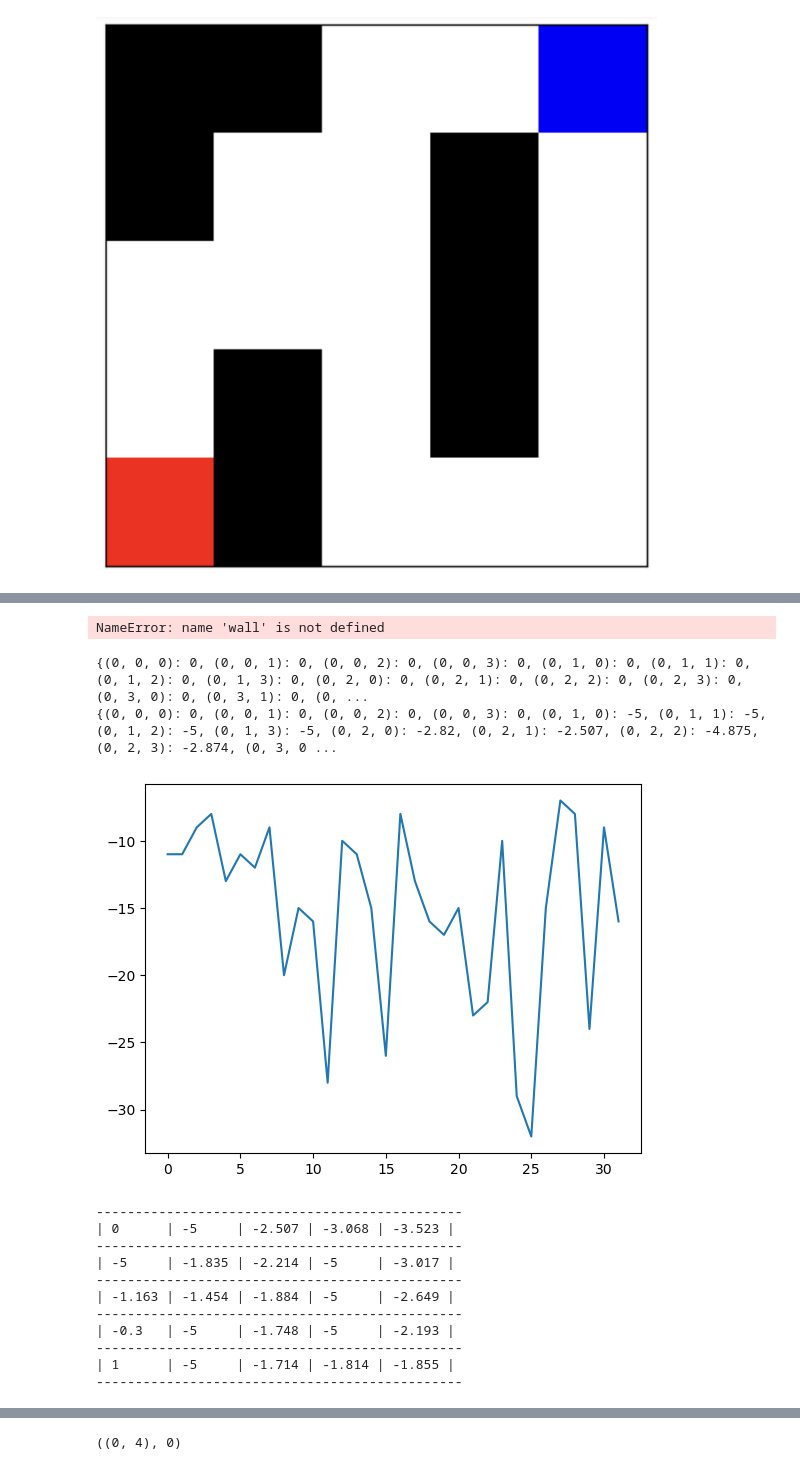
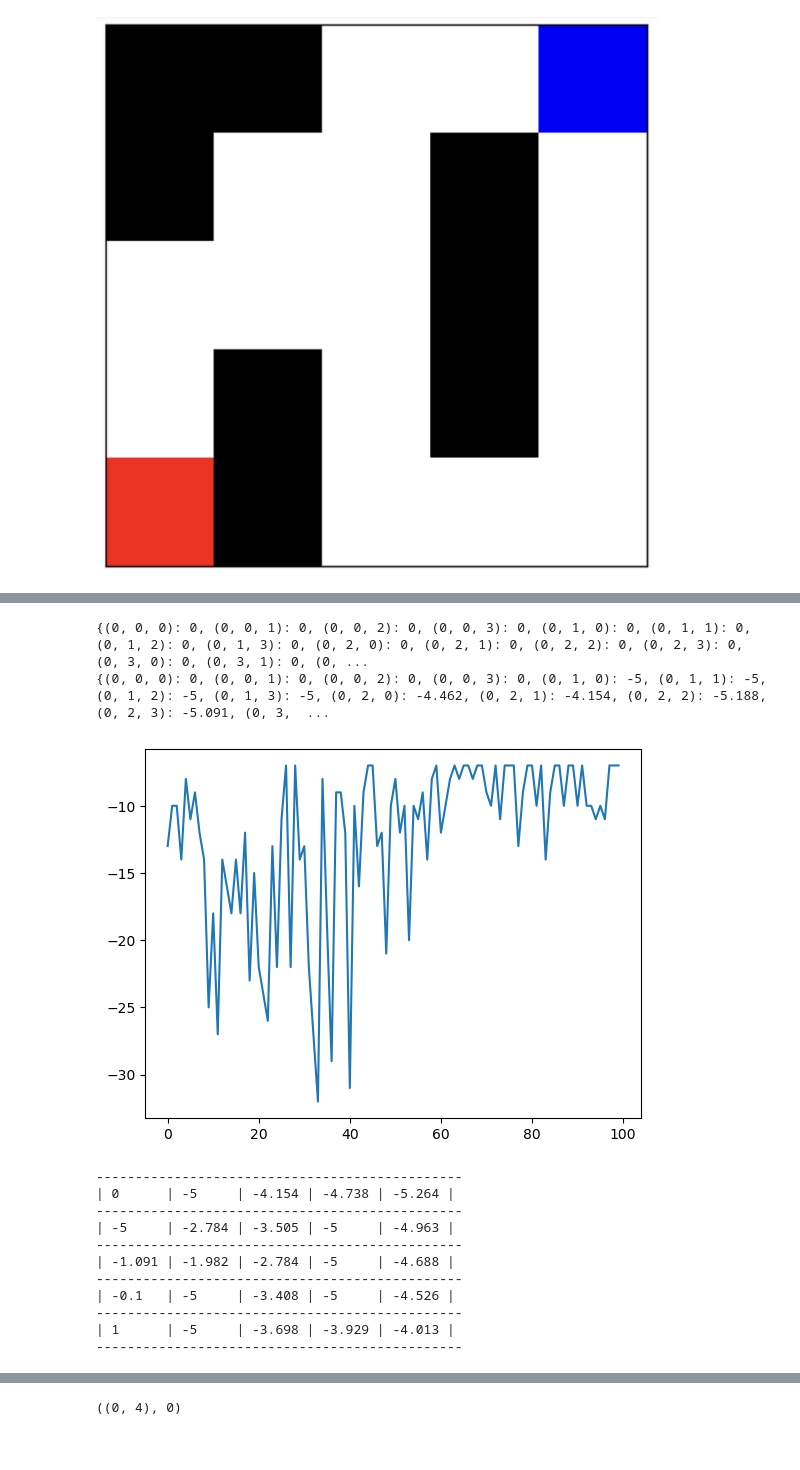
Before and after one commit to adriancabalo/CCIC_DS1, a Jupyter notebook: Q-Learning #1.ipynb, the cells around one changed output, grey strips where cells are left out. Cells and saved outputs as stored; diff of their text form; code cells hidden in the pictures.

```diff
--- a/Q-Learning #1.ipynb
+++ b/Q-Learning #1.ipynb
@@ -24,7 +21,3 @@ agent = 100
-# %%
-naive_solution()
-# %% [output]
-NameError: name 'wall' is not defined
 # %%
 import numpy as np
 import random
@@ -37,9 +30,9 @@ BOARD_ROWS = 5
 BOARD_COLS = 5
 
 
-START = (0, 4)
-WIN_STATE = (4,0 )
-WALL_STATE = [(0,0),(0,1),(1,0),(1,3),(2,3),(3,1),(3,3),(4,1)]
+START = (0,4)
+WIN_STATE = (4,0)
+HOLE_STATE = [(0,0),(0,1),(1,0),(1,3),(2,3),(3,1),(3,3),(4,1)]
 
 
 class State:
@@ -193,70 +186,69 @@ class Agent:
                     nxtStateAction = (next_state[0], next_state[1], a)
                     q_value = (1-self.alpha)*self.Q[(i,j,action)] + self.alpha*(reward + self.gamma*self.Q[nxtStateAction])
 
-                    #find largest Q value
+
                     if q_value >= mx_nxt_value:
                         mx_nxt_value = q_value
 
-                #next state is now current state, check if end state
+
                 self.State = State(state=next_state)
                 self.State.isEndFunc()
                 self.isEnd = self.State.isEnd
 
-                #update Q values with max Q value for next state
+
                 self.new_Q[(i,j,action)] = round(mx_nxt_value,3)
 
-            #copy new Q values to Q table
+
             self.Q = self.new_Q.copy()
 
-        #print final Q table output
+
         print(self.Q)
 
-        # New addition
 
-    #plot the reward vs episodes
+
     def plot(self,episodes):
 
         plt.plot(self.plot_reward)
         plt.show()
 
 
     #iterate through the board and find largest Q value in each, print output
     def showValues(self):
         for i in range(0, BOARD_ROWS):
             print('-----------------------------------------------')
             out = '| '
             for j in range(0, BOARD_COLS):
                 mx_nxt_value = -10
                 for a in self.actions:
                     nxt_value = self.Q[(i,j,a)]
                     if nxt_value >= mx_nxt_value:
                         mx_nxt_value = nxt_value
                 out += str(mx_nxt_value).ljust(6) + ' | '
             print(out)
         print('-----------------------------------------------')
 
 
 
 if __name__ == "__main__":
-    #create agent for 10,000 episdoes implementing a Q-learning algorithm plot and show values.
+
     ag = Agent()
-    episodes = 32
+    episodes = 100
     ag.Q_Learning(episodes)
     ag.plot(episodes)
     ag.showValues()
 # %% [output]
 {(0, 0, 0): 0, (0, 0, 1): 0, (0, 0, 2): 0, (0, 0, 3): 0, (0, 1, 0): 0, (0, 1, 1): 0, (0, 1, 2): 0, (0, 1, 3): 0, (0, 2, 0): 0, (0, 2, 1): 0, (0, 2, 2): 0, (0, 2, 3): 0, (0, 3, 0): 0, (0, 3, 1): 0, (0, ...
-{(0, 0, 0): 0, (0, 0, 1): 0, (0, 0, 2): 0, (0, 0, 3): 0, (0, 1, 0): -5, (0, 1, 1): -5, (0, 1, 2): -5, (0, 1, 3): -5, (0, 2, 0): -2.82, (0, 2, 1): -2.507, (0, 2, 2): -4.875, (0, 2, 3): -2.874, (0, 3, 0 ...
+{(0, 0, 0): 0, (0, 0, 1): 0, (0, 0, 2): 0, (0, 0, 3): 0, (0, 1, 0): -5, (0, 1, 1): -5, (0, 1, 2): -5, (0, 1, 3): -5, (0, 2, 0): -4.462, (0, 2, 1): -4.154, (0, 2, 2): -5.188, (0, 2, 3): -5.091, (0, 3,  ...
-[figure, old version]
+[figure, new version]
 -----------------------------------------------
-| 0      | -5     | -2.507 | -3.068 | -3.523 |
+| 0      | -5     | -4.154 | -4.738 | -5.264 |
 -----------------------------------------------
-| -5     | -1.835 | -2.214 | -5     | -3.017 |
+| -5     | -2.784 | -3.505 | -5     | -4.963 |
 -----------------------------------------------
-| -1.163 | -1.454 | -1.884 | -5     | -2.649 |
+| -1.091 | -1.982 | -2.784 | -5     | -4.688 |
 -----------------------------------------------
-| -0.3   | -5     | -1.748 | -5     | -2.193 |
+| -0.1   | -5     | -3.408 | -5     | -4.526 |
 -----------------------------------------------
-| 1      | -5     | -1.714 | -1.814 | -1.855 |
+| 1      | -5     | -3.698 | -3.929 | -4.013 |
 -----------------------------------------------
 # %%
```
Also changed, not shown: parts of 4 cells of this notebook, 1 other file.
